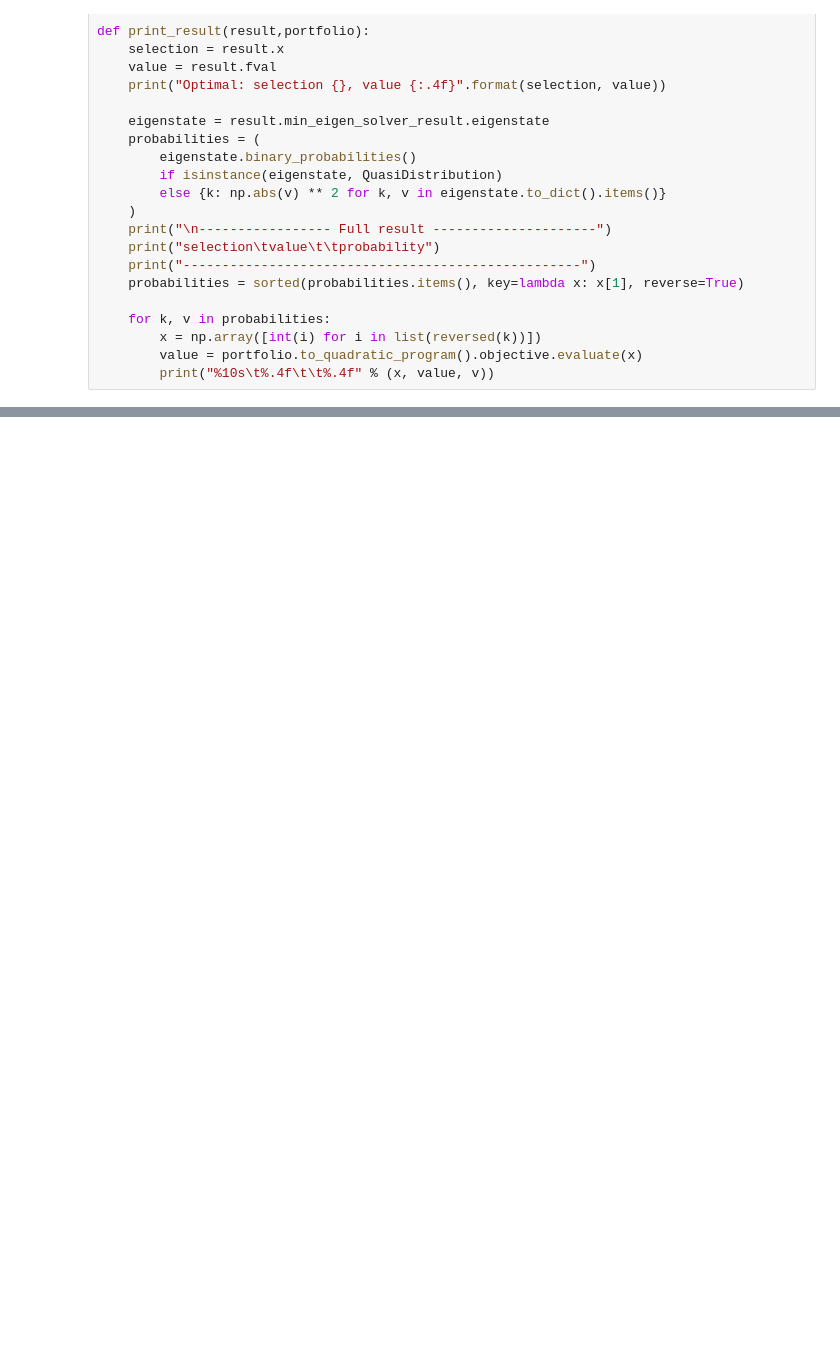
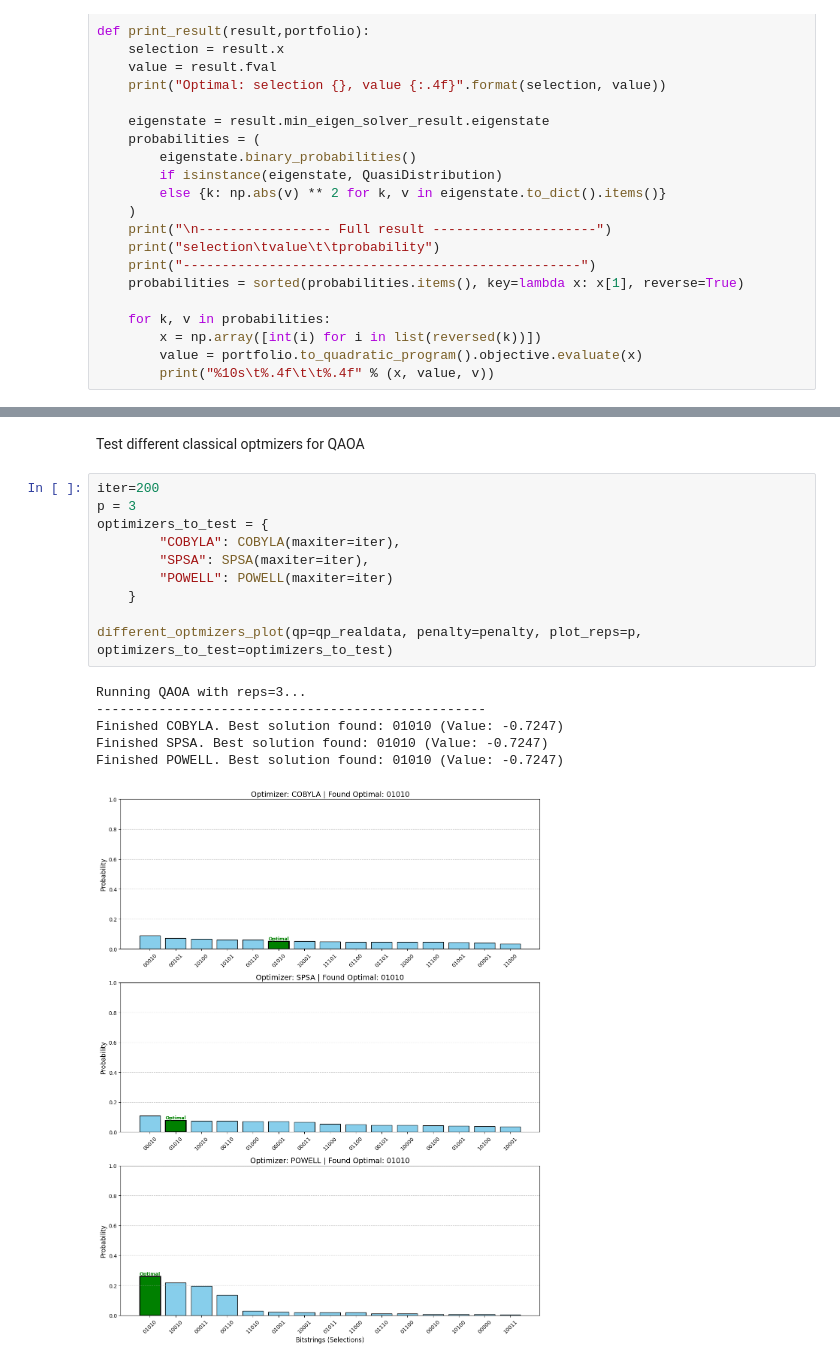
Before and after one commit to Andureh/qc803-QAOAFinal, a Jupyter notebook: project.ipynb, the cells around one changed output, grey strips where cells are left out. Saved outputs shown, nothing was run; the diff lists cells and outputs as text; blank space fills up the shorter version.

Commit message:
classical optmizers

```diff
--- a/project.ipynb
+++ b/project.ipynb
@@ -157,0 +273,19 @@ selection       value           probability
+# %% [markdown]
+Test different classical optmizers for QAOA
+# %%
+iter=200
+p = 3
+optimizers_to_test = {
+        "COBYLA": COBYLA(maxiter=iter),
+        "SPSA": SPSA(maxiter=iter),
+        "POWELL": POWELL(maxiter=iter)
+    }
+
+different_optmizers_plot(qp=qp_realdata, penalty=penalty, plot_reps=p, optimizers_to_test=optimizers_to_test)
+# %% [output]
+Running QAOA with reps=3...
+--------------------------------------------------
+Finished COBYLA. Best solution found: 01010 (Value: -0.7247)
+Finished SPSA. Best solution found: 01010 (Value: -0.7247)
+Finished POWELL. Best solution found: 01010 (Value: -0.7247)
+[figure, added]
```
Also changed, not shown: parts of 4 cells of this notebook.
